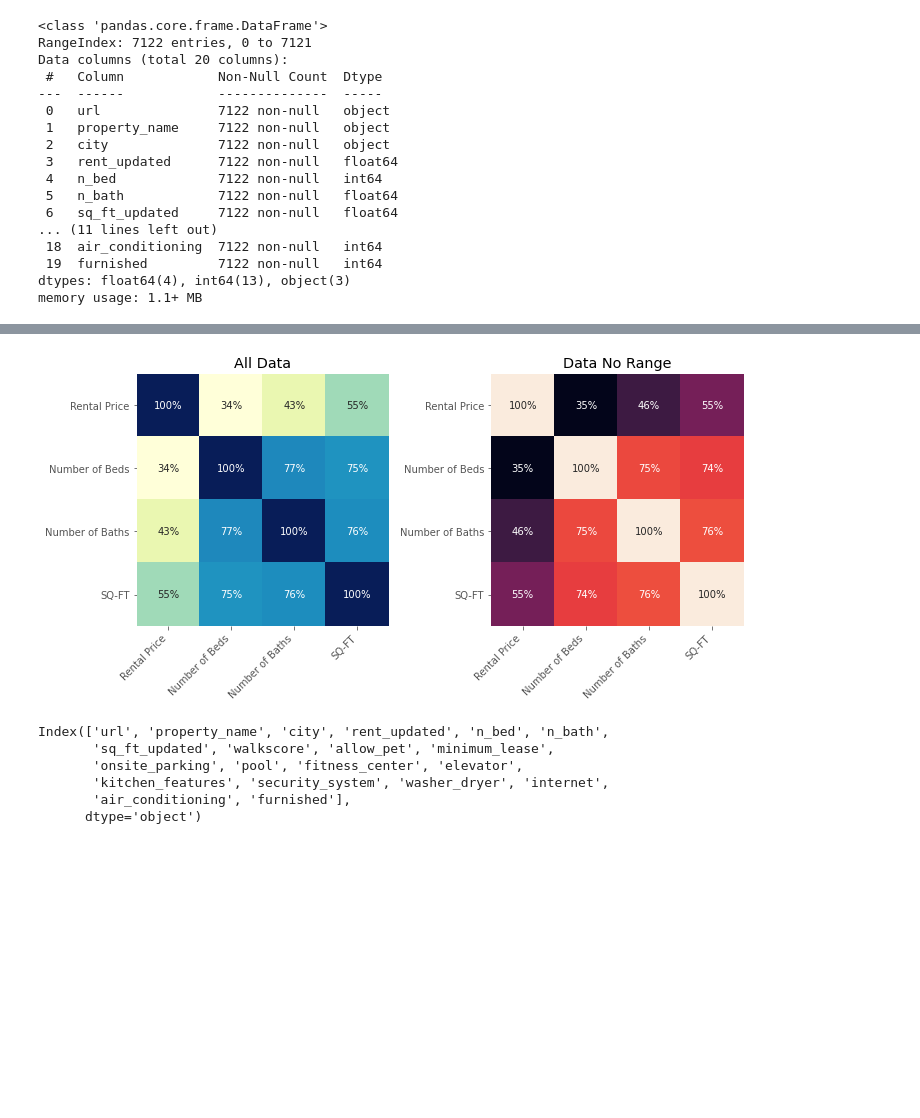
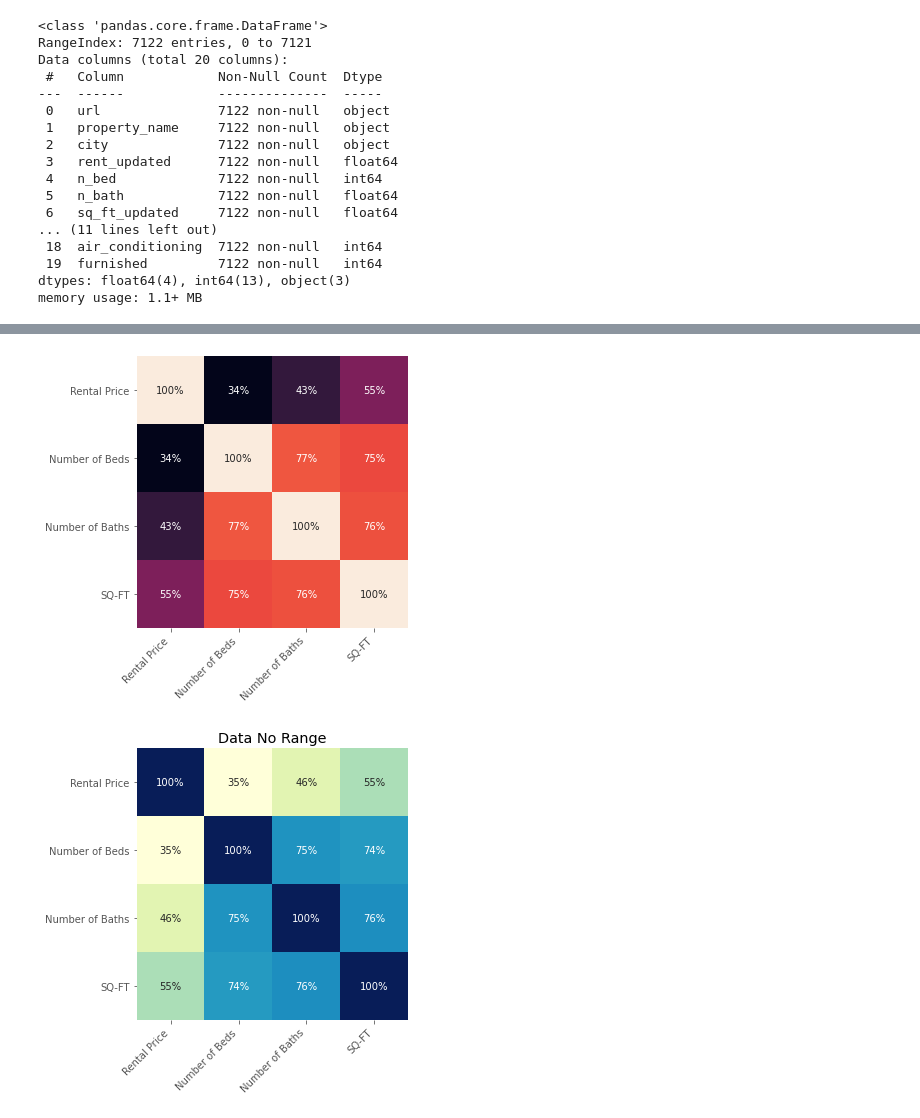
Before and after one commit to yenholaivy/CaliforniaRentalValueEstimation, a Jupyter notebook: data-analysis/apt_analysis.ipynb, the cells around one changed output, grey strips where cells are left out. Saved outputs shown, nothing was run; the diff lists cells and outputs as text; code cells hidden in the pictures; blank space fills up the shorter version.

```diff
--- a/data-analysis/apt_analysis.ipynb
+++ b/data-analysis/apt_analysis.ipynb
@@ -122,25 +99,14 @@ ax2 = plot_top_cities(data_norange, 'purple','Data - No Range')
 # %%
-def plot_aptsize_heatmap(data, ax, color):
+def plot_aptsize_heatmap(data, color, title = None):
     data1 = data.rename(columns = {'rent_updated':'Rental Price','n_bed':'Number of Beds',
                                    'n_bath':'Number of Baths', 'sq_ft_updated':'SQ-FT'})
-    corr_matrix = data1[['Rental Price', 'Number of Beds', 'Number of Baths', 'SQ-FT']].corr()
+    apt_size_data = data1[['Rental Price', 'Number of Beds', 'Number of Baths', 'SQ-FT']]
+    corr_matrix = apt_size_data.corr()
+    fig, ax = plt.subplots(figsize = (5,5))
     chart = sns.heatmap(corr_matrix,annot=True,ax=ax, square=True, cmap = color,fmt='0.0%', cbar = False)
     chart.set_xticklabels(chart.get_xticklabels(), rotation=45, horizontalalignment='right')
+
+    if title != None:
+        ax.set_title(title)
+
+    return apt_size_data
-# %%
-fig, axs = plt.subplots(1,2, figsize = (10,10))
-plot_aptsize_heatmap(data, axs[0], "YlGnBu")
-plot_aptsize_heatmap(data_norange, axs[1], None)
-axs[0].set_title('All Data')
-axs[1].set_title('Data No Range')
-fig.tight_layout()
-# %% [output]
-[figure, removed]
-# %%
-data.columns
-# %% [output]
-Index(['url', 'property_name', 'city', 'rent_updated', 'n_bed', 'n_bath',
-       'sq_ft_updated', 'walkscore', 'allow_pet', 'minimum_lease',
-       'onsite_parking', 'pool', 'fitness_center', 'elevator',
-       'kitchen_features', 'security_system', 'washer_dryer', 'internet',
-       'air_conditioning', 'furnished'],
-      dtype='object')
@@ -149,0 +113,6 @@ binary_data = data[['allow_pet', 'onsite_parking', 'pool', 'fitness_center', 'el
+# %%
+data_aptsize = plot_aptsize_heatmap(data, None, None)
+data_nr_aptsize = plot_aptsize_heatmap(data_norange, "YlGnBu", 'Data No Range')
+# %% [output]
+[figure, added]
+[figure, added]
```
Also changed, not shown: parts of 12 cells of this notebook, 1 other file.
